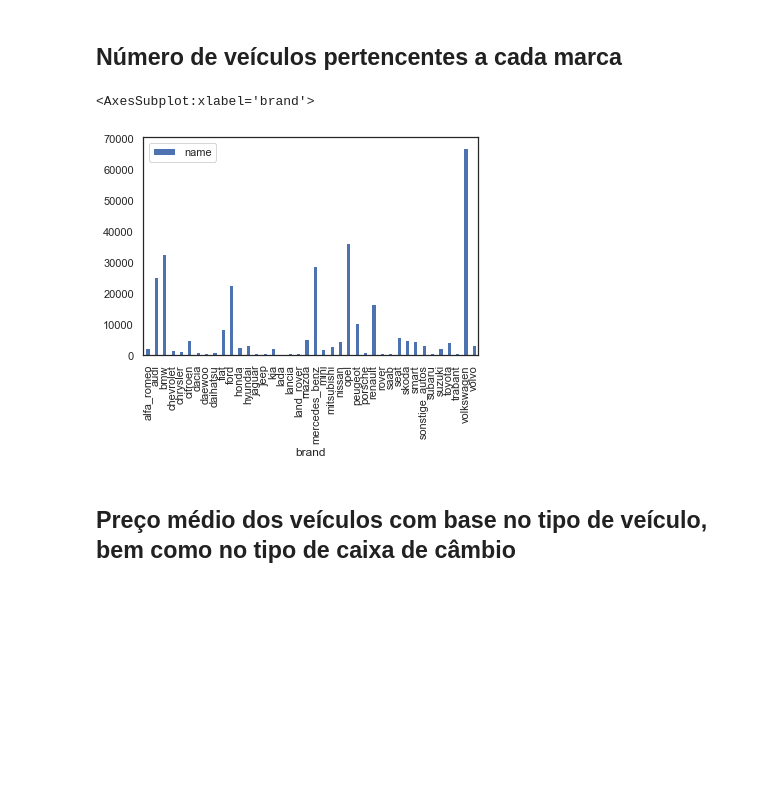
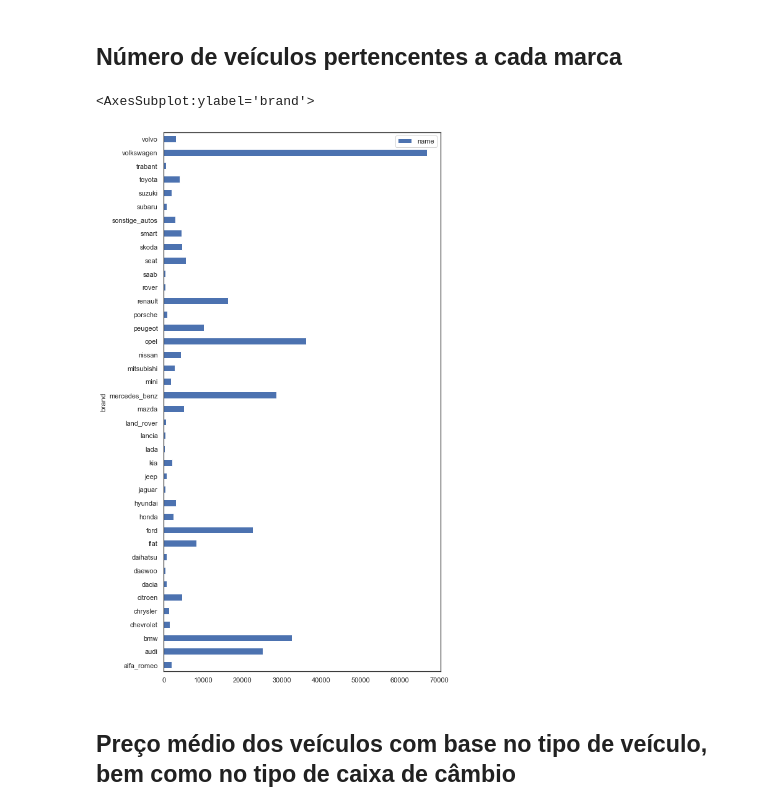
Before and after one commit to lunarti/kernels-datascience, a Jupyter notebook: exploration-analytics/projeto2.ipynb, the cells around one changed output. Cells and saved outputs as stored; diff of their text form; code cells hidden in the pictures; blank space fills up the shorter version.

```diff
--- a/exploration-analytics/projeto2.ipynb
+++ b/exploration-analytics/projeto2.ipynb
@@ -44,10 +44,10 @@ df3.plot(y='name',kind='bar')
 ## Número de veículos pertencentes a cada marca
 # %%
 df4 = df[['name','brand']].groupby('brand').count()
-df4.plot(y='name',kind='bar')
+df4.plot.barh(figsize=(8,16))
 # %% [output]
-<AxesSubplot:xlabel='brand'>
+<AxesSubplot:ylabel='brand'>
-[figure, old version]
+[figure, new version]
 # %% [markdown]
 ## Preço médio dos veículos com base no tipo de veículo, bem como no tipo de caixa de câmbio
 # %%
```
Also changed, not shown: parts of 10 cells of this notebook.
